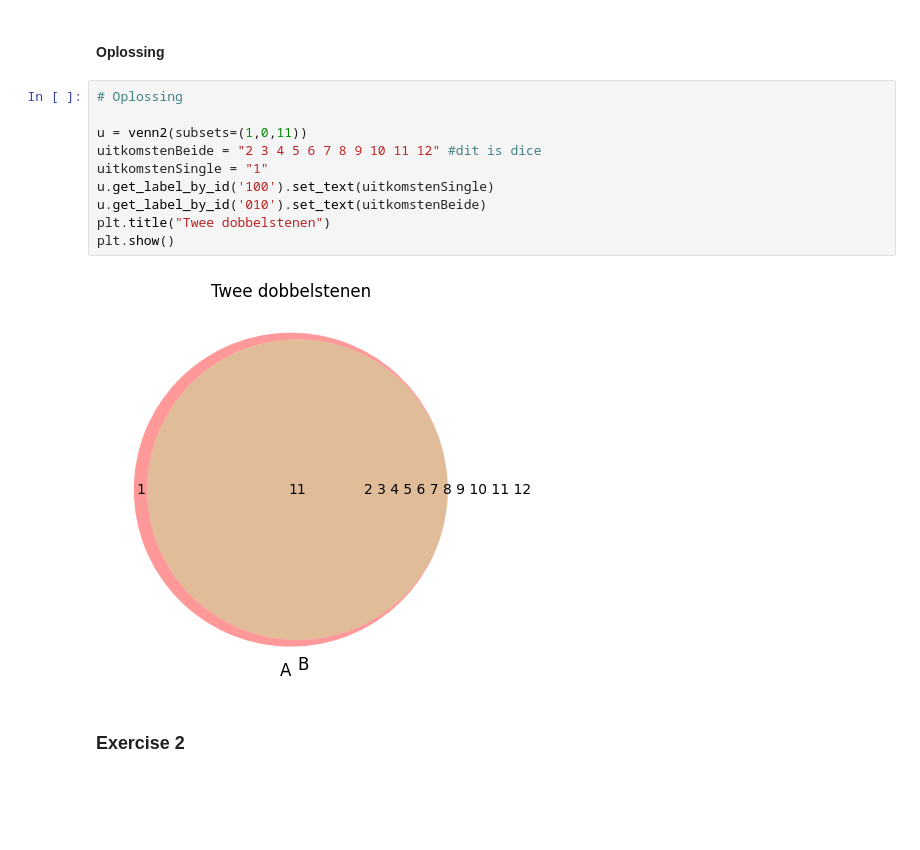
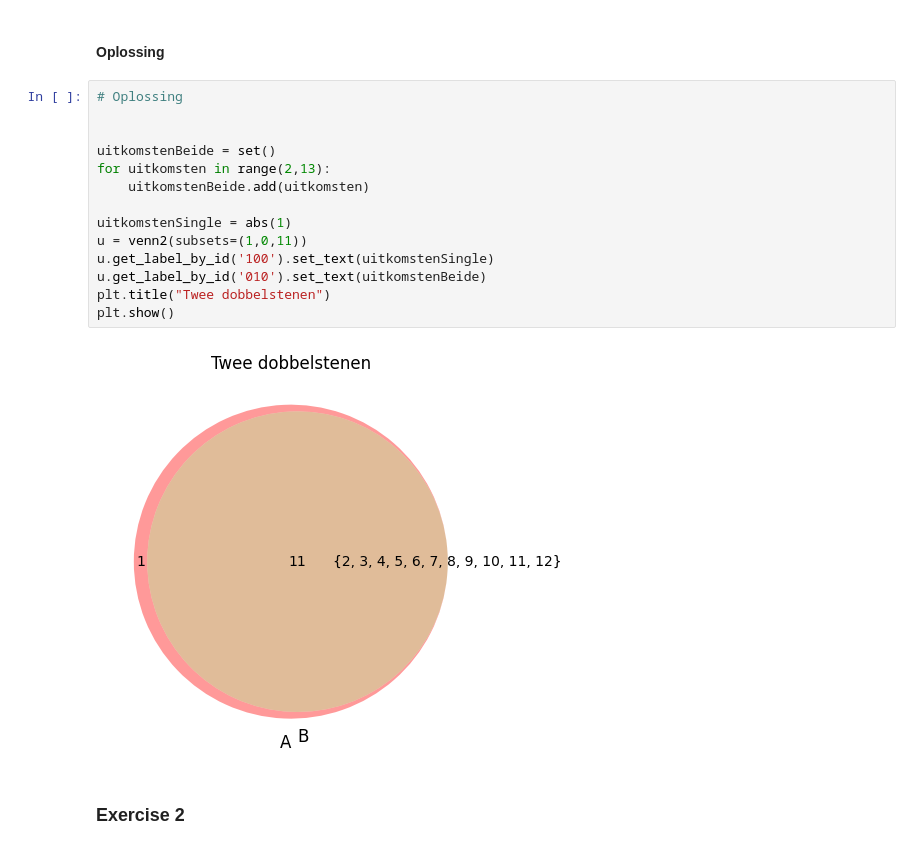
Before and after one commit to AFAD85/MakeAIWork2, a Jupyter notebook: opdrachten/practica/week07/basis_statistiek/notebook/dobbelstenen.ipynb, the cells around one changed output. Cells and saved outputs as stored; diff of their text form; blank space fills up the shorter version.

```diff
--- a/opdrachten/practica/week07/basis_statistiek/notebook/dobbelstenen.ipynb
+++ b/opdrachten/practica/week07/basis_statistiek/notebook/dobbelstenen.ipynb
@@ -102,15 +102,19 @@ plt.show()
 # %%
 # Oplossing
 
+
+uitkomstenBeide = set()
+for uitkomsten in range(2,13):
+    uitkomstenBeide.add(uitkomsten)
+
+uitkomstenSingle = abs(1)
 u = venn2(subsets=(1,0,11))
-uitkomstenBeide = "2 3 4 5 6 7 8 9 10 11 12" #dit is dice
-uitkomstenSingle = "1"
 u.get_label_by_id('100').set_text(uitkomstenSingle)
 u.get_label_by_id('010').set_text(uitkomstenBeide)
 plt.title("Twee dobbelstenen")
 plt.show()
 # %% [output]
-[figure, old version]
+[figure, new version]
 # %% [markdown]
 <h3>Exercise 2</h3>
 # %% [markdown]
```
Also changed, not shown: parts of 5 cells of this notebook.
